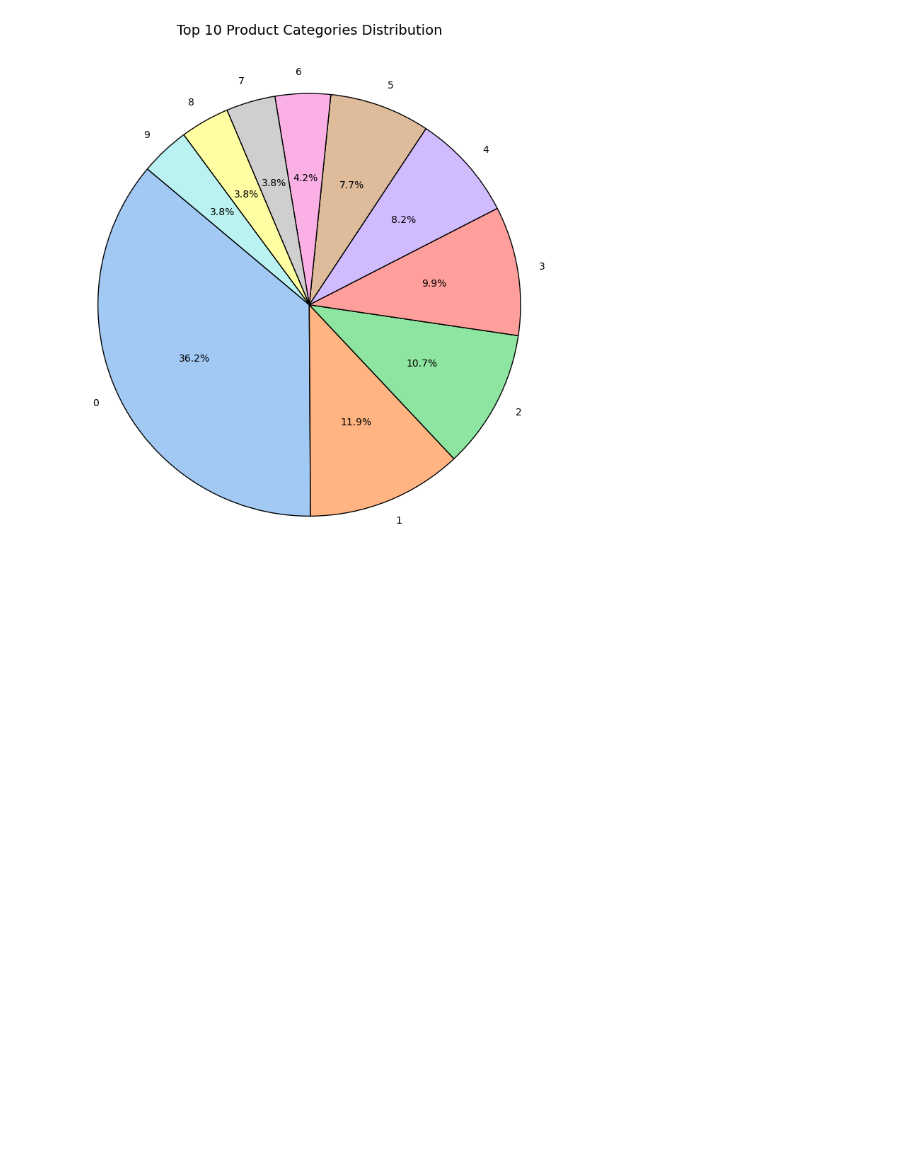
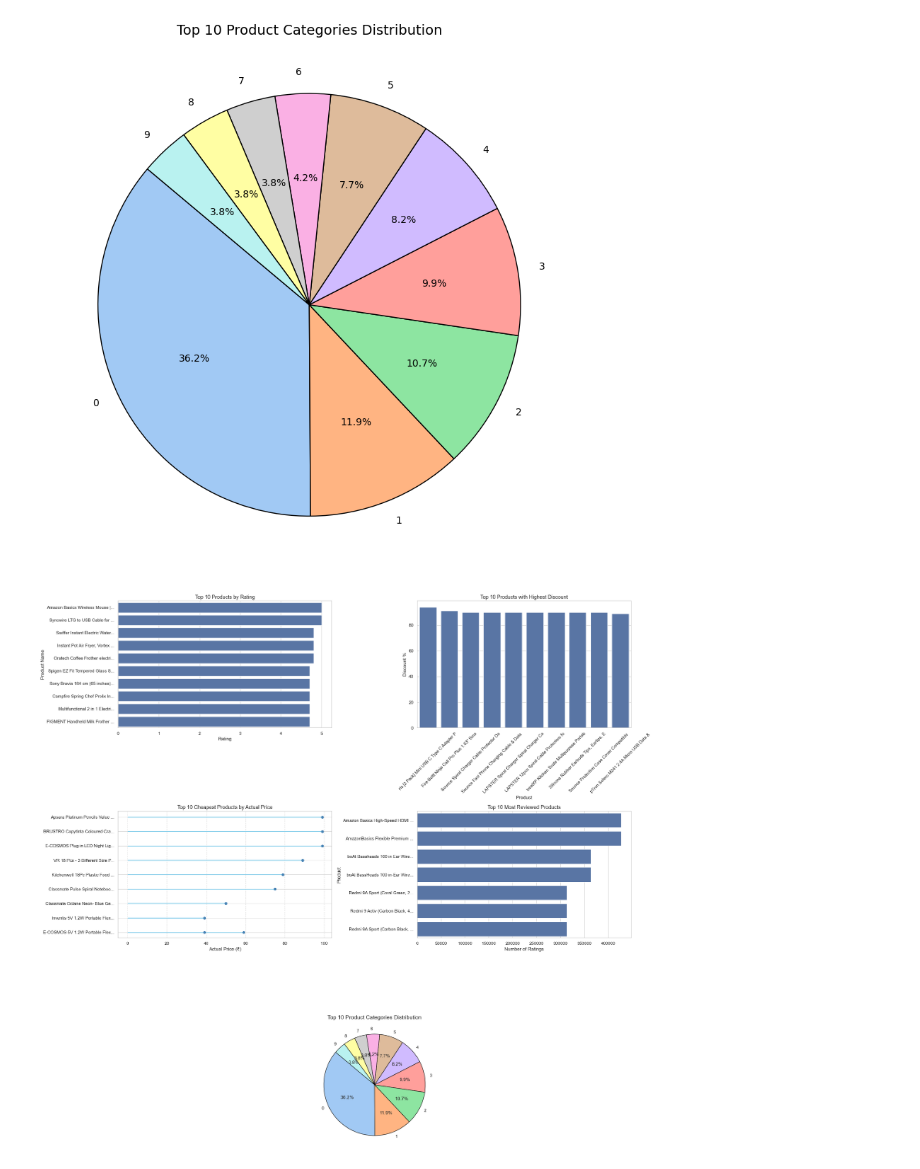
Before and after one commit to Parvashukla26/Amazon_Data_Analysis, a Jupyter notebook: Amazon_Data_Analysis.ipynb, the cells around one changed output. Cells and saved outputs as stored; diff of their text form; code cells hidden in the pictures; blank space fills up the shorter version.

Commit message:
Dashboard : All visualization toghter

```diff
--- a/Amazon_Data_Analysis.ipynb
+++ b/Amazon_Data_Analysis.ipynb
@@ -323,3 +323,36 @@ plt.tight_layout()
 plt.show()
 # %% [output]
 [figure]
+# %%
+sns.set(style="whitegrid")
+fig = plt.figure(figsize=(22, 20))  # Dashboard size
+ax1 = plt.subplot2grid((3, 2), (0, 0))
+sns.barplot(data=top_10, y='short_name', x='rating', ax=ax1)
+ax1.set_title('Top 10 Products by Rating', fontsize=13)
+ax1.set_xlabel('Rating')
+ax1.set_ylabel('Product Name')
+ax2 = plt.subplot2grid((3, 2), (0, 1))
+sns.barplot(data=most_discounted, x='short_name', y='discount_percentage', ax=ax2)
+ax2.set_title('Top 10 Products with Highest Discount', fontsize=13)
+ax2.set_xlabel('Product')
+ax2.set_ylabel('Discount %')
+ax2.tick_params(axis='x', rotation=45)
+ax3 = plt.subplot2grid((3, 2), (1, 0))
+ax3.hlines(y=cheapest_actual_10['short_name'], xmin=0, xmax=cheapest_actual_10['actual_price'], color='skyblue', linewidth=2)
+ax3.plot(cheapest_actual_10['actual_price'], cheapest_actual_10['short_name'], "o", color='steelblue')
+ax3.set_title('Top 10 Cheapest Products by Actual Price', fontsize=13)
+ax3.set_xlabel('Actual Price (₹)')
+ax3.grid(axis='x', linestyle='--', alpha=0.7)
+ax4 = plt.subplot2grid((3, 2), (1, 1))
+sns.barplot(data=most_reviewed, y='short_name', x='rating_count', ax=ax4)
+ax4.set_title('Top 10 Most Reviewed Products', fontsize=13)
+ax4.set_xlabel('Number of Ratings')
+ax4.set_ylabel('Product')
+ax5 = plt.subplot2grid((3, 2), (2, 0), colspan=2)
+colors = sns.color_palette('pastel')[0:10]
+ax5.pie(category_counts, labels=category_counts.index, colors=colors, autopct='%1.1f%%', startangle=140, wedgeprops={'edgecolor': 'black'})
+ax5.set_title('Top 10 Product Categories Distribution', fontsize=14)
+plt.tight_layout()
+plt.show()
+# %% [output]
+[figure, added]
```
